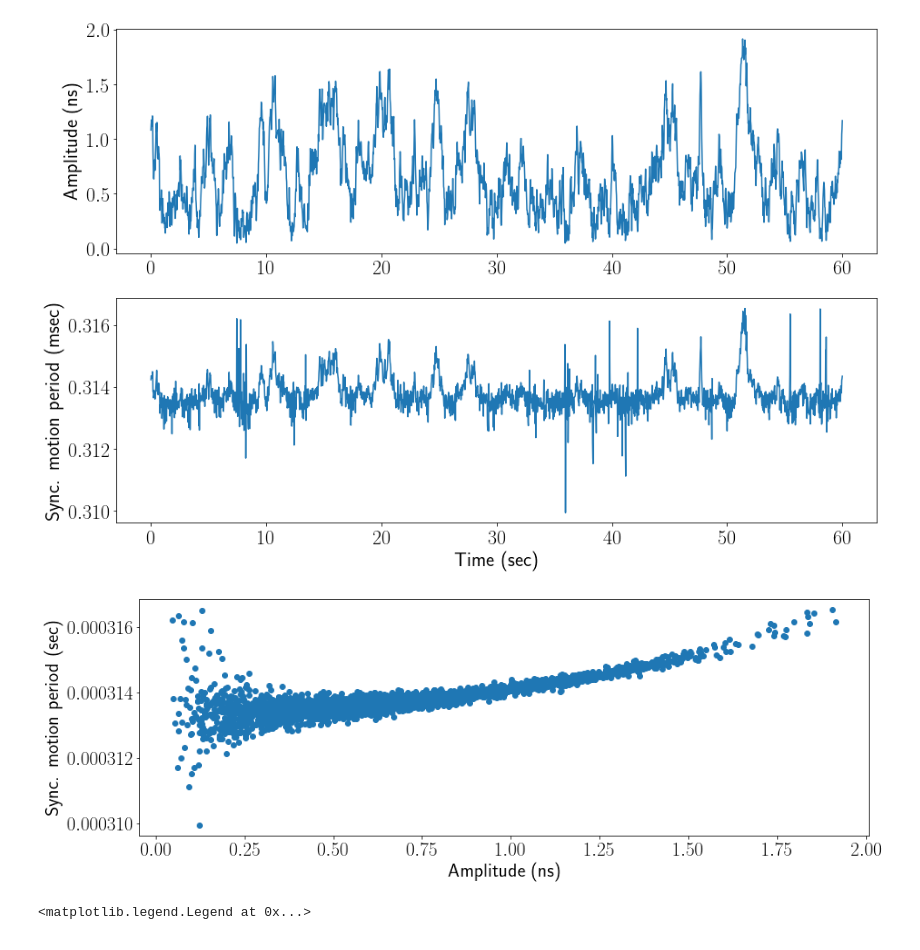
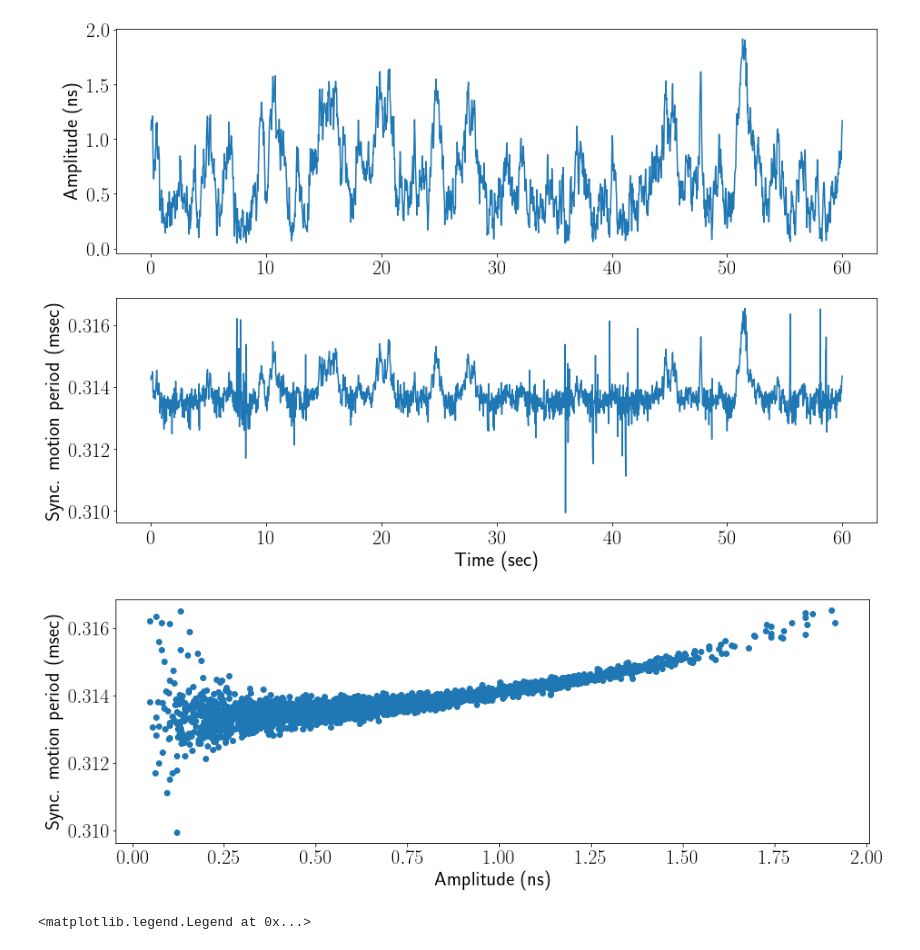
Before and after one commit to IharLobach/ursse, a Jupyter notebook: analyzing_collected_data/shifts/shift_02_28_2020/experiment_vs_simulation_random_walk.ipynb, the cells around one changed output. Cells and saved outputs as stored; diff of their text form; code cells hidden in the pictures.

```diff
--- a/analyzing_collected_data/shifts/shift_02_28_2020/experiment_vs_simulation_random_walk.ipynb
+++ b/analyzing_collected_data/shifts/shift_02_28_2020/experiment_vs_simulation_random_walk.ipynb
@@ -440,15 +443,15 @@ plt.show()
 [figure]
 # %%
 fig, ax = plt.subplots(figsize=(15,5))
-ax.scatter(reduced_fits_df['Amplitude_ns'], period_df['T'])
+ax.scatter(reduced_fits_df['Amplitude_ns'], 1000*period_df['T'])
 ax.set_xlabel("Amplitude (ns)")
-ax.set_ylabel("Sync. motion period (sec)")
-fig.savefig(os.path.join(images_dir,
-                             "correlation_of_amplitude_and_sync_period.png"),
-            dpi=300, bbox_inches='tight')
+ax.set_ylabel("Sync. motion period (msec)")
+# fig.savefig(os.path.join(images_dir,
+#                              "correlation_of_amplitude_and_sync_period.png"),
+#             dpi=300, bbox_inches='tight')
 plt.show()
 # %% [output]
-[figure, old version]
+[figure, new version]
 # %%
 from scipy.optimize import fsolve
 gamma = get_from_config("gamma")
```
Also changed, not shown: parts of 13 cells of this notebook, 6 other files.
